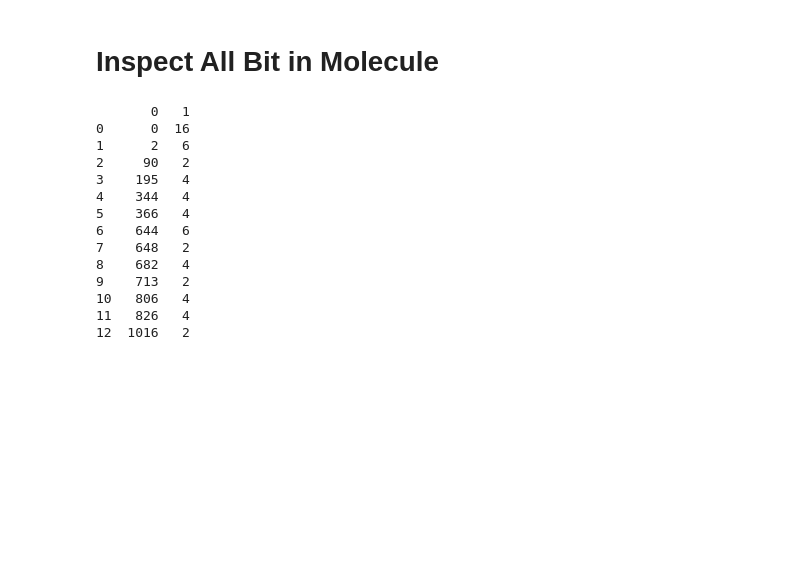
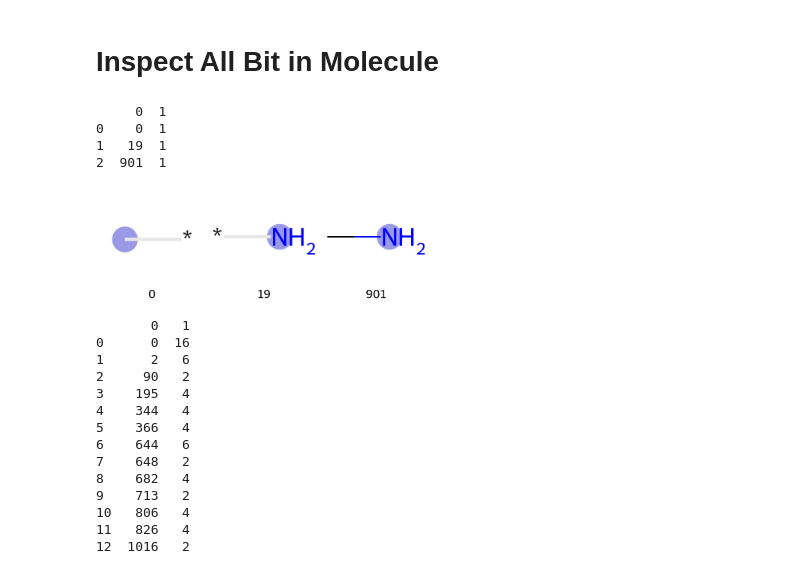
Before and after one commit to Sawahiko/SMILE_to_Feature, a Jupyter notebook: Problem 1_10_2023.ipynb, the cells around one changed output. Cells and saved outputs as stored; diff of their text form; code cells hidden in the pictures; blank space fills up the shorter version.

```diff
--- a/Problem 1_10_2023.ipynb
+++ b/Problem 1_10_2023.ipynb
@@ -94,5 +96,18 @@ fp_mol = GetHashedMorganFingerprint(mol2, 2, 1024, bitInfo=bit_info_mol_2, useFe
 all_fragments = [(mol2, x, bit_info_mol_2) for x in get_index_of_array_that_contain_1_in_any_position(list(fp_mol))]
 img2=Draw.DrawMorganBits(all_fragments[:], molsPerRow=6, legends=[str(x) for x in get_index_of_array_that_contain_1_in_any_position(list(fp_mol))][:])
+# %%
+count_bit_info_mol=[]
+for i in bit_info_mol_2:
+    count_bit_info_mol.append([i, len(bit_info_mol_2[i])])
+print(pd.DataFrame(count_bit_info_mol))
+#print(get_All_SMART_1_mol(mol2, 3, 2048))
+img2
+# %% [output]
+     0  1
+0    0  1
+1   19  1
+2  901  1
+[figure, added]
 # %%
 # Inspect Bit
 mol = mol3
```
Also changed, not shown: parts of 6 cells of this notebook, 55 other files.
